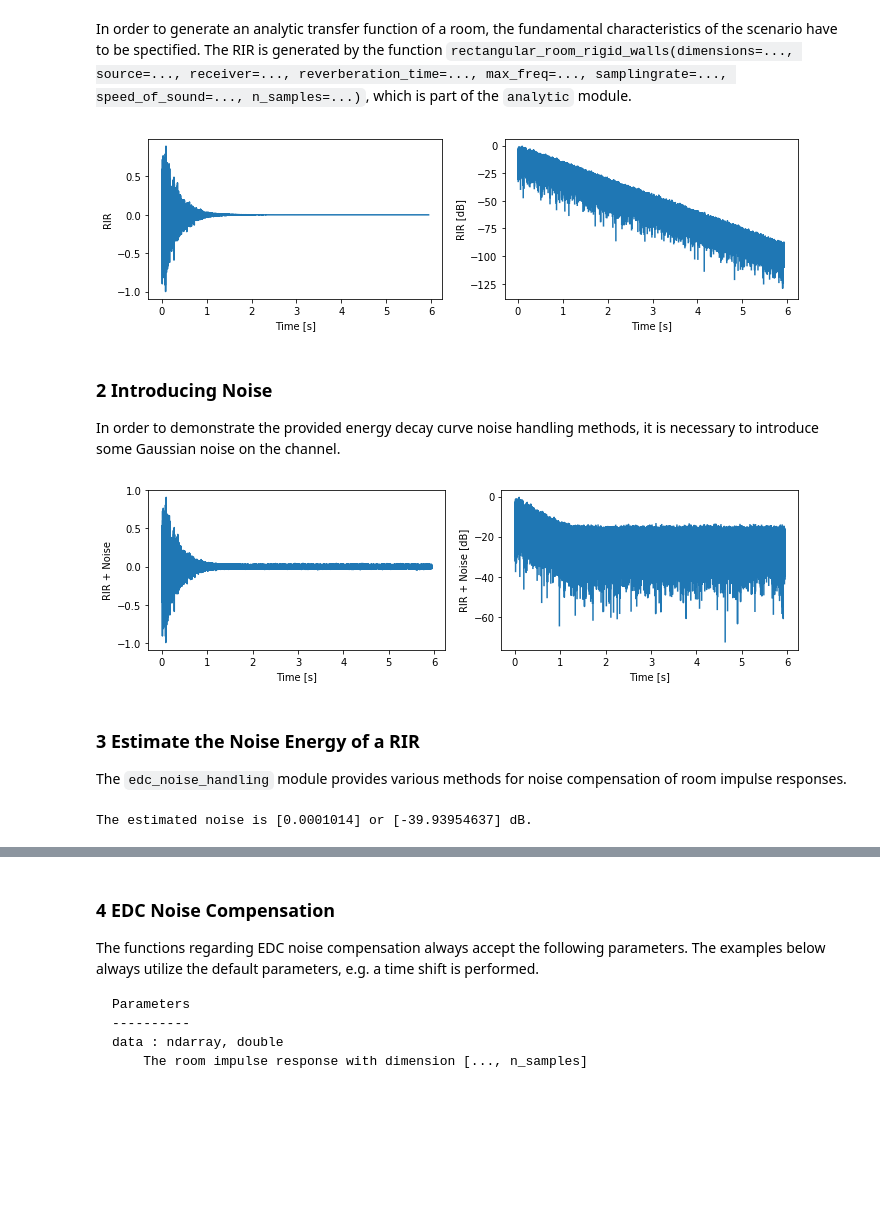
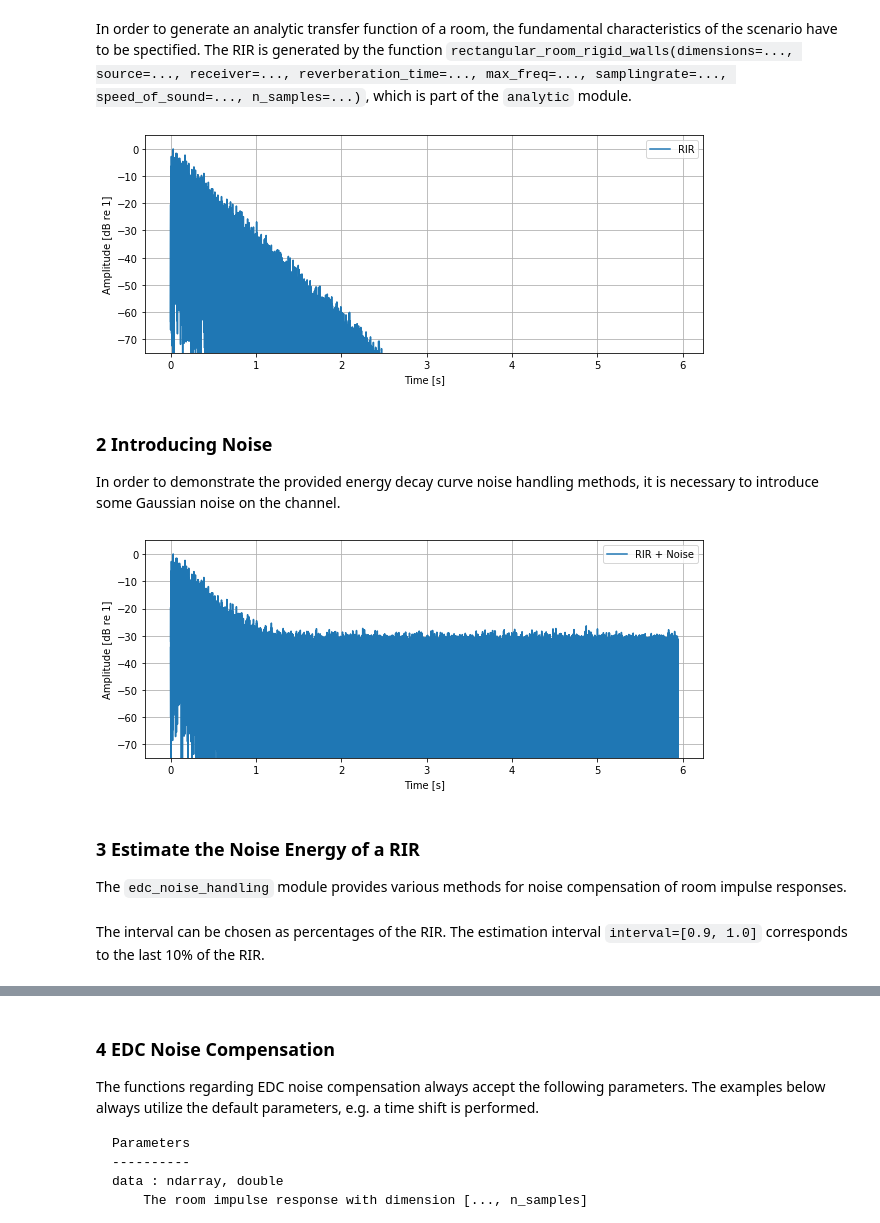
Before and after one commit to pyfar/pyrato, a Jupyter notebook: getting_started.ipynb, the cells around one changed output, grey strips where cells are left out. Cells and saved outputs as stored; diff of their text form; code cells hidden in the pictures; blank space fills up the shorter version.

```diff
--- a/getting_started.ipynb
+++ b/getting_started.ipynb
@@ -4,3 +6,21 @@ from matplotlib import pyplot as plt
+# %%
+def plot_time(data, sampling_rate, log=True, log_prefix=20, *args, **kwargs):
+    n_samples = data.shape[-1]
+    times = np.arange(n_samples)/sampling_rate
+    if log:
+        data_db = log_prefix*np.log10(np.abs(data))
+        plt.plot(times, data_db.T, *args, **kwargs)
+        max_db = np.nanmax(data_db)
+        ax = plt.gca()
+        ax.set_ylim((max_db-80+5, max_db+5))
+        ax.set_ylabel('Amplitude [dB re 1]')
+    else:
+        plt.plot(times, data.T, *args, **kwargs)
+        ax.set_ylabel('Amplitude [re 1]')
+
+    ax.set_xlabel('Time [s]')
+    plt.grid(True)
+    plt.legend()
 # %% [markdown]
 # Room Acoustics Toolbox in Python
 The Room Acoustics Toolbox in Python is a collection of functions for commonly used calculcations in room acoustics.
@@ -15,8 +35,8 @@ In order to generate an analytic transfer function of a room, the fundamental ch
 # %%
 sampling_rate = 44100
 room_dimensions = [3, 2, 2]
-src_pos = [1, 1.5, 2]
-rec_pos = [2, 0.5, 1]
+src_pos = [0.33, 1.55, 1]
+rec_pos = [2.21, 0.34, 1.2]
 t_60 = 2
 max_freq = 1000
 n_samples = 2**18
@@ -24,55 +44,32 @@ speed_of_sound = 343.9
 # %%
 rir_1 = analytic.rectangular_room_rigid_walls(
     dimensions=room_dimensions, source=src_pos, receiver=rec_pos, reverberation_time=t_60, max_freq=max_freq,
     samplingrate=sampling_rate, speed_of_sound=speed_of_sound, n_samples=n_samples)[0]
 
 rir_1 /= np.amax(np.abs(rir_1)) # Normalize
 time_vector = np.arange(0, n_samples) / sampling_rate
 
 # Plot the result:
-plt.figure(figsize=(10, 3))
-plt.subplot(121)
-plt.plot(time_vector, rir_1)
-plt.xlabel('Time [s]')
-plt.ylabel('RIR')
-plt.subplot(122)
-plt.plot(time_vector, 10*np.log10(rir_1))
-plt.xlabel('Time [s]')
-plt.ylabel('RIR [dB]')
-plt.tight_layout()
+plt.figure(figsize=(10, 4))
+plot_time(rir_1, sampling_rate, label='RIR')
 # %% [output]
-[figure, old version]
+[figure, new version]
 # %% [markdown]
 ### 2 Introducing Noise
 In order to demonstrate the provided energy decay curve noise handling methods, it is necessary to introduce some Gaussian noise on the channel.
 # %%
-psnr = 50
-rir_1_noise = rir_1 + 10**(-(psnr-10) / 20) * np.random.normal(0,1,rir_1.size)
+psnr = 40
+rir_1_noise = rir_1 + 10**(-(psnr) / 20) * np.random.normal(0,1,rir_1.size)
 
-plt.figure(figsize=(10, 3))
-plt.subplot(121)
-plt.plot(time_vector, rir_1_noise)
-plt.xlabel('Time [s]')
-plt.ylabel('RIR + Noise')
-plt.subplot(122)
-plt.plot(time_vector, 10*np.log10(rir_1_noise))
-plt.xlabel('Time [s]')
-plt.ylabel('RIR + Noise [dB]')
-plt.tight_layout()
+plt.figure(figsize=(10, 4))
+plot_time(rir_1_noise, sampling_rate, label='RIR + Noise')
 # %% [output]
-[figure, old version]
+[figure, new version]
 # %% [markdown]
 ### 3 Estimate the Noise Energy of a RIR
 The `edc_noise_handling` module provides various methods for noise compensation of room impulse responses.
 # %%
 import roomacoustics.edc_noise_handling as enh
 import roomacoustics.roomacoustics as ra
-# %%
-noise_energy = enh.estimate_noise_energy(
-    rir_1_noise, interval=[0.9, 1.0], is_energy=False)
-
-noise_energy_db = 10*np.log10(noise_energy)
-output_string = "The estimated noise is {} or {} dB.".format(noise_energy, noise_energy_db)
-print(output_string)
-# %% [output]
-The estimated noise is [0.0001014] or [-39.93954637] dB.
+# %% [markdown]
+The interval can be chosen as percentages of the RIR. The estimation interval `interval=[0.9, 1.0]` corresponds to the last 10% of the RIR.
```
Also changed, not shown: parts of 14 cells of this notebook.
